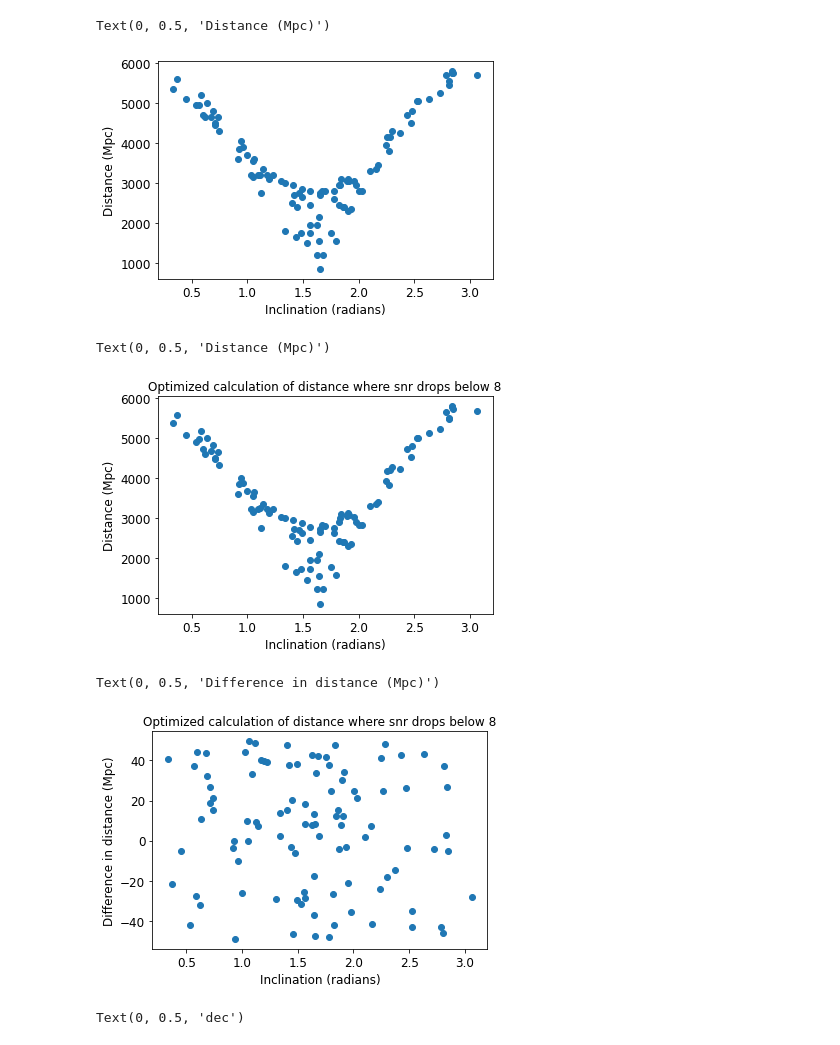
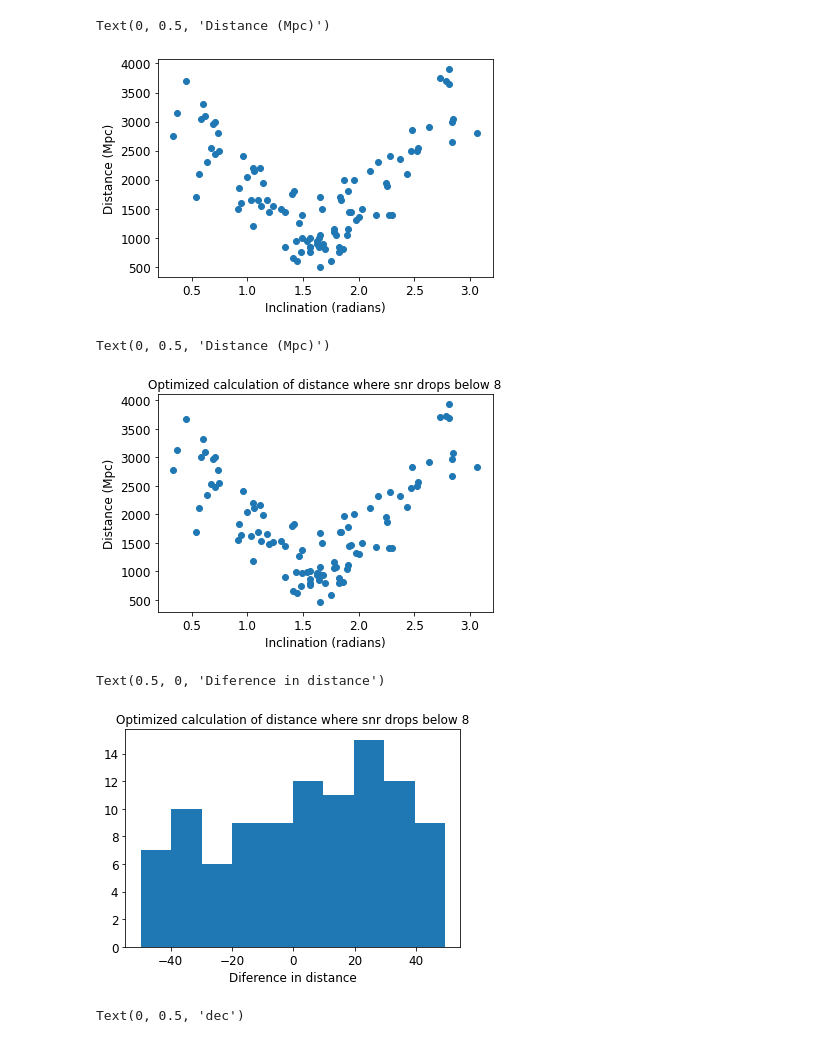
Before and after one commit to danielahyano/ligo-summer-2022, a Jupyter notebook: sim_sky_inc.ipynb, the cells around one changed output. Cells and saved outputs as stored; diff of their text form; code cells hidden in the pictures.

```diff
--- a/sim_sky_inc.ipynb
+++ b/sim_sky_inc.ipynb
@@ -108,7 +108,7 @@ for i in range(n):
     param_args['luminosity_distance']=1
     while True:
         param_args['theta_jn']=theta_jn_lst[i]
-        snr=calculate_snr(param_args, ifos_det, ra_lst[i], dec=dec_lst[i])
+        snr=calculate_snr(param_args, ifos_det, ra=ra_lst[i], dec=dec_lst[i])
 
         if snr < 8:
             max_distance.append(param_args['luminosity_distance'])
@@ -120,7 +120,7 @@ pylab.xlabel("Inclination (radians)")
 pylab.ylabel("Distance (Mpc)")
 # %% [output]
 Text(0, 0.5, 'Distance (Mpc)')
-[figure, old version]
+[figure, new version]
 # %%
 #optimized minimum distance function
 param_args['luminosity_distance']=1
@@ -130,7 +130,7 @@ for i in range(n):
     param_args['luminosity_distance']=1
     while True:
         param_args['theta_jn']=theta_jn_lst[i]
-        snr=calculate_snr(param_args, ifos_det, ra_lst[i], dec=dec_lst[i])
+        snr=calculate_snr(param_args, ifos_det, ra=ra_lst[i], dec=dec_lst[i])
         if snr < 8:
             max_distance_opt.append(param_args['luminosity_distance'])
             break
@@ -147,15 +147,14 @@ pylab.xlabel("Inclination (radians)")
 pylab.ylabel("Distance (Mpc)")
 # %% [output]
 Text(0, 0.5, 'Distance (Mpc)')
-[figure, old version]
+[figure, new version]
 # %%
-pylab.scatter(theta_jn_lst, np.array(max_distance_opt)-np.array(max_distance))
+pylab.hist(np.array(max_distance_opt)-np.array(max_distance))
 pylab.title("Optimized calculation of distance where snr drops below 8")
-pylab.xlabel("Inclination (radians)")
-pylab.ylabel("Difference in distance (Mpc)")
+pylab.xlabel("Diference in distance")
 # %% [output]
-Text(0, 0.5, 'Difference in distance (Mpc)')
+Text(0.5, 0, 'Diference in distance')
-[figure, old version]
+[figure, new version]
 # %%
 pylab.scatter(ra_lst, dec_lst)
 pylab.xlabel("ra")
```
Also changed, not shown: parts of 2 cells of this notebook.
